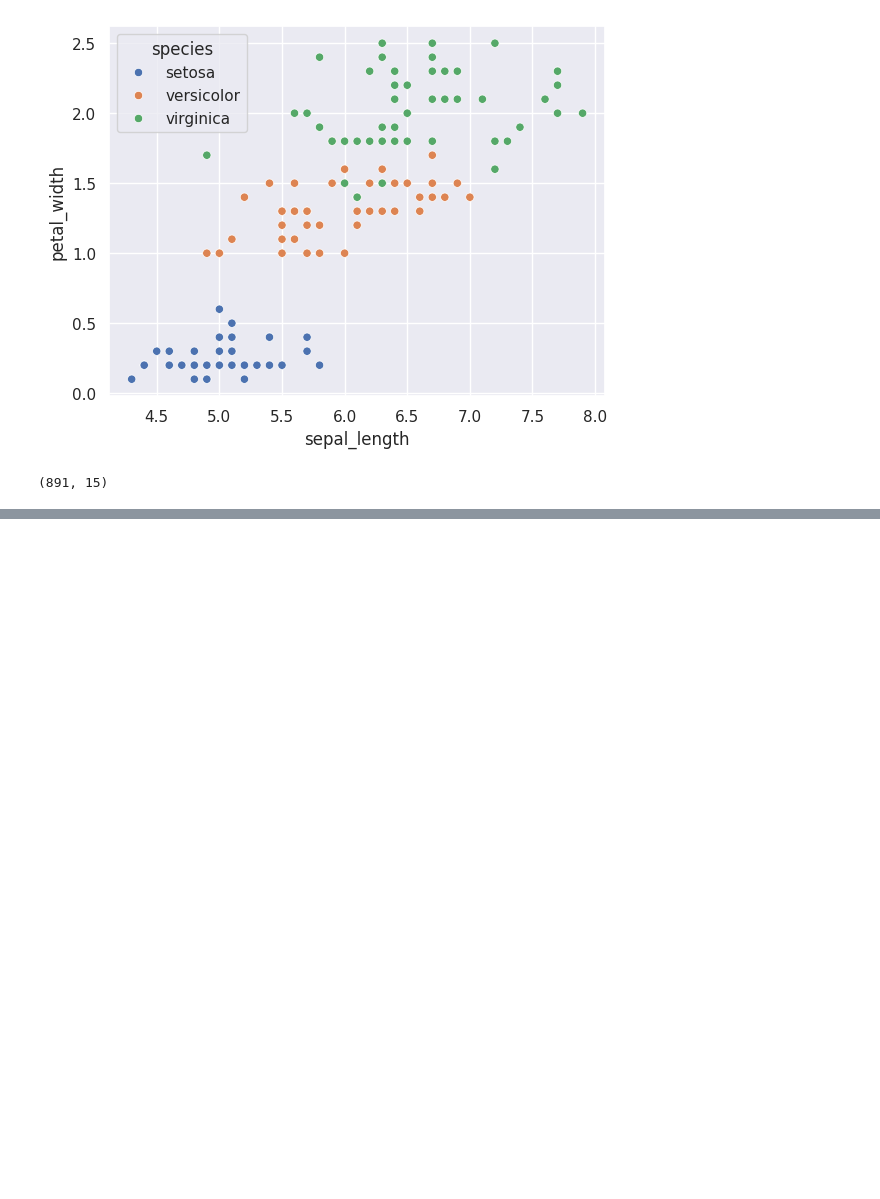
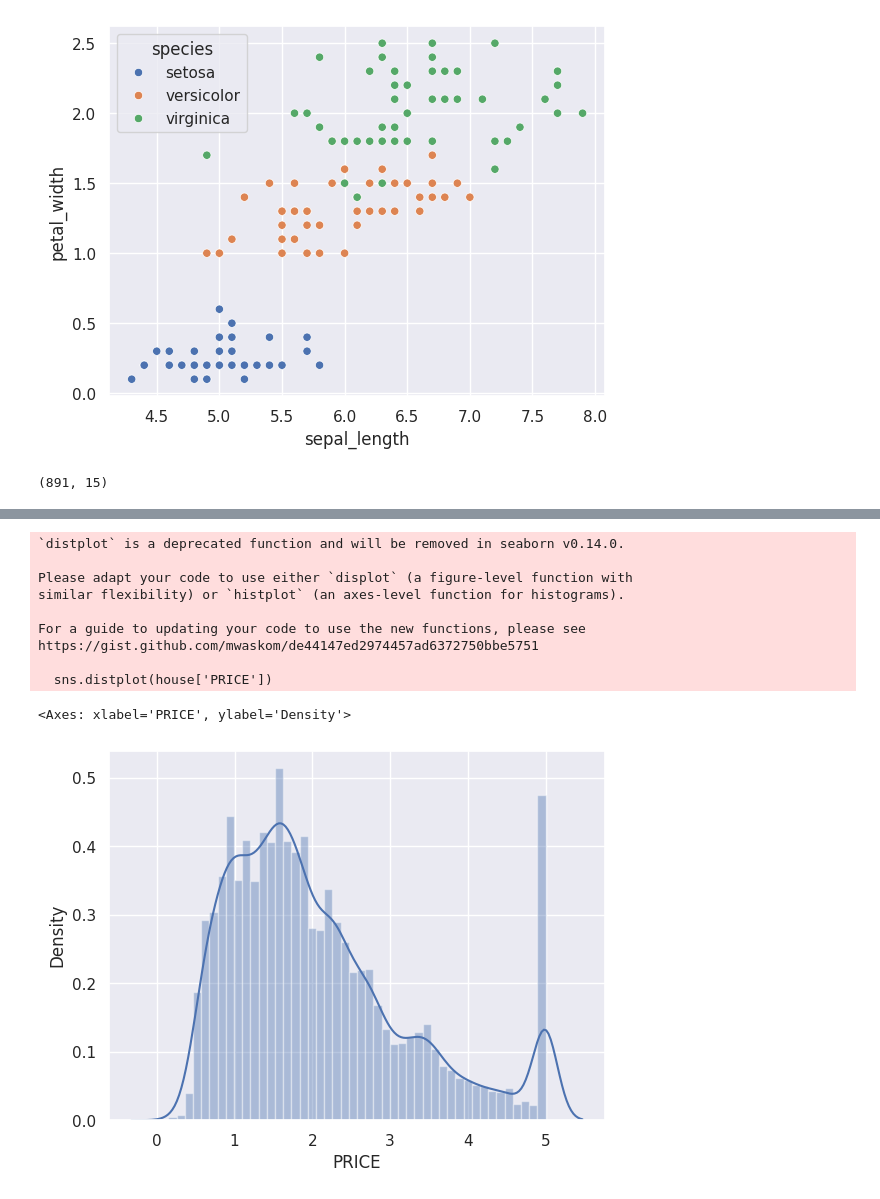
Before and after one commit to breaker01/ml_foundations, a Jupyter notebook: notebooks/learn_seaborn.ipynb, the cells around one changed output, grey strips where cells are left out. Drawn from its saved outputs; the diff is of its cells as text; code cells hidden in the pictures; blank space fills up the shorter version.

Commit message:
more code to  learn_seaborn.ipynb

```diff
--- a/notebooks/learn_seaborn.ipynb
+++ b/notebooks/learn_seaborn.ipynb
@@ -63,0 +81,14 @@ titanic.shape
+# %%
+# # house price dataset
+# from sklearn.datasets import load_boston
+# house_boston = load_boston()
+
+# house = pd.DataFrame(house_boston.data, columns=house_boston.feature_names)
+# house['PRICE'] = house_boston.target
+
+from sklearn.datasets import fetch_california_housing
+import pandas as pd
+
+california = fetch_california_housing()
+house = pd.DataFrame(california.data, columns=california.feature_names)
+house['PRICE'] = california.target  # Median house value in $100,000s
@@ -63,0 +120,14 @@ titanic.shape
+# %%
+sns.distplot(house['PRICE'])
+# %% [output]
+`distplot` is a deprecated function and will be removed in seaborn v0.14.0.
+
+Please adapt your code to use either `displot` (a figure-level function with
+similar flexibility) or `histplot` (an axes-level function for histograms).
+
+For a guide to updating your code to use the new functions, please see
+https://gist.github.com/mwaskom/de44147ed2974457ad6372750bbe5751
+
+  sns.distplot(house['PRICE'])
+<Axes: xlabel='PRICE', ylabel='Density'>
+[figure, added]
```
Also changed, not shown: parts of 6 cells of this notebook.
